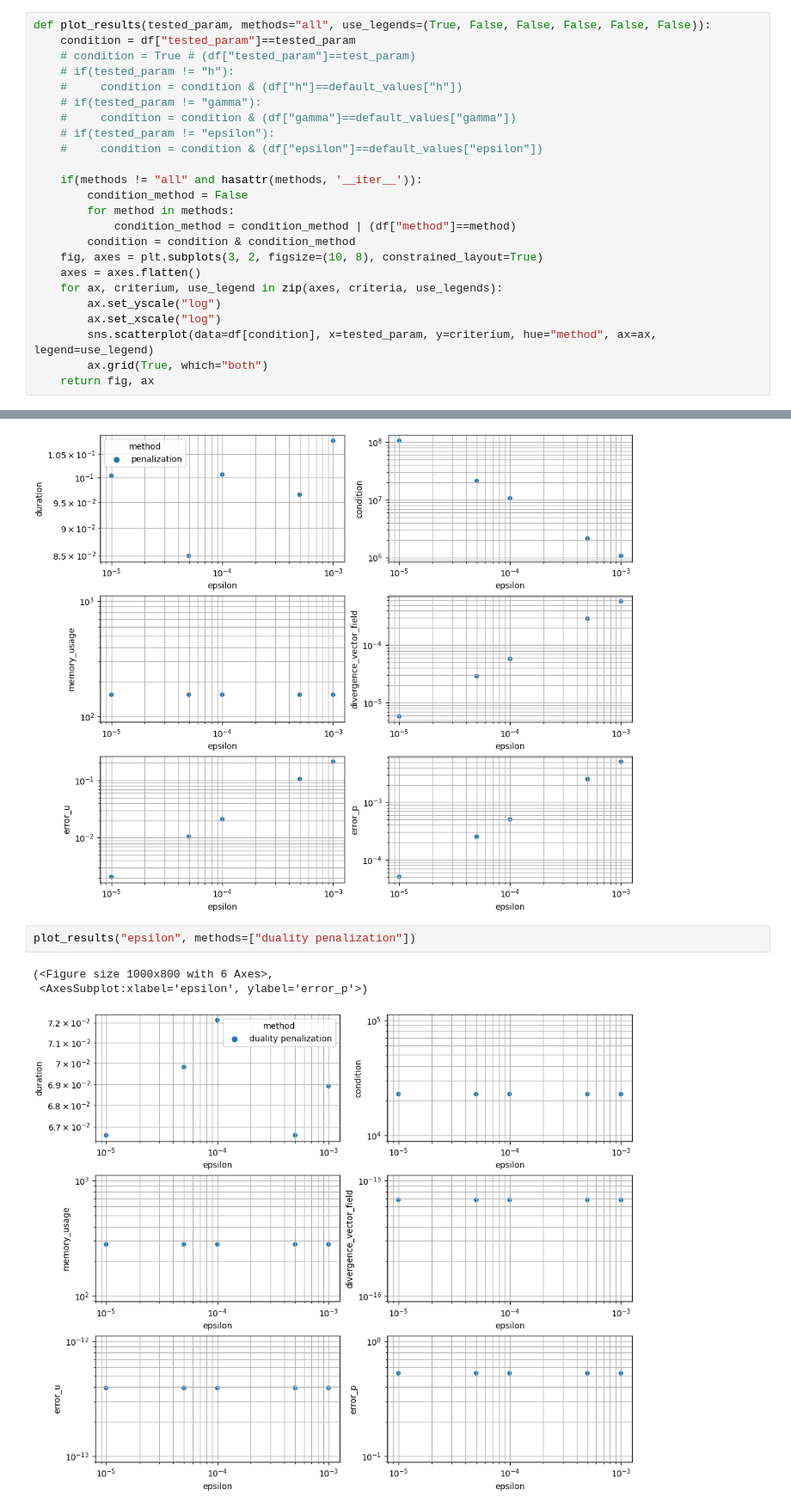
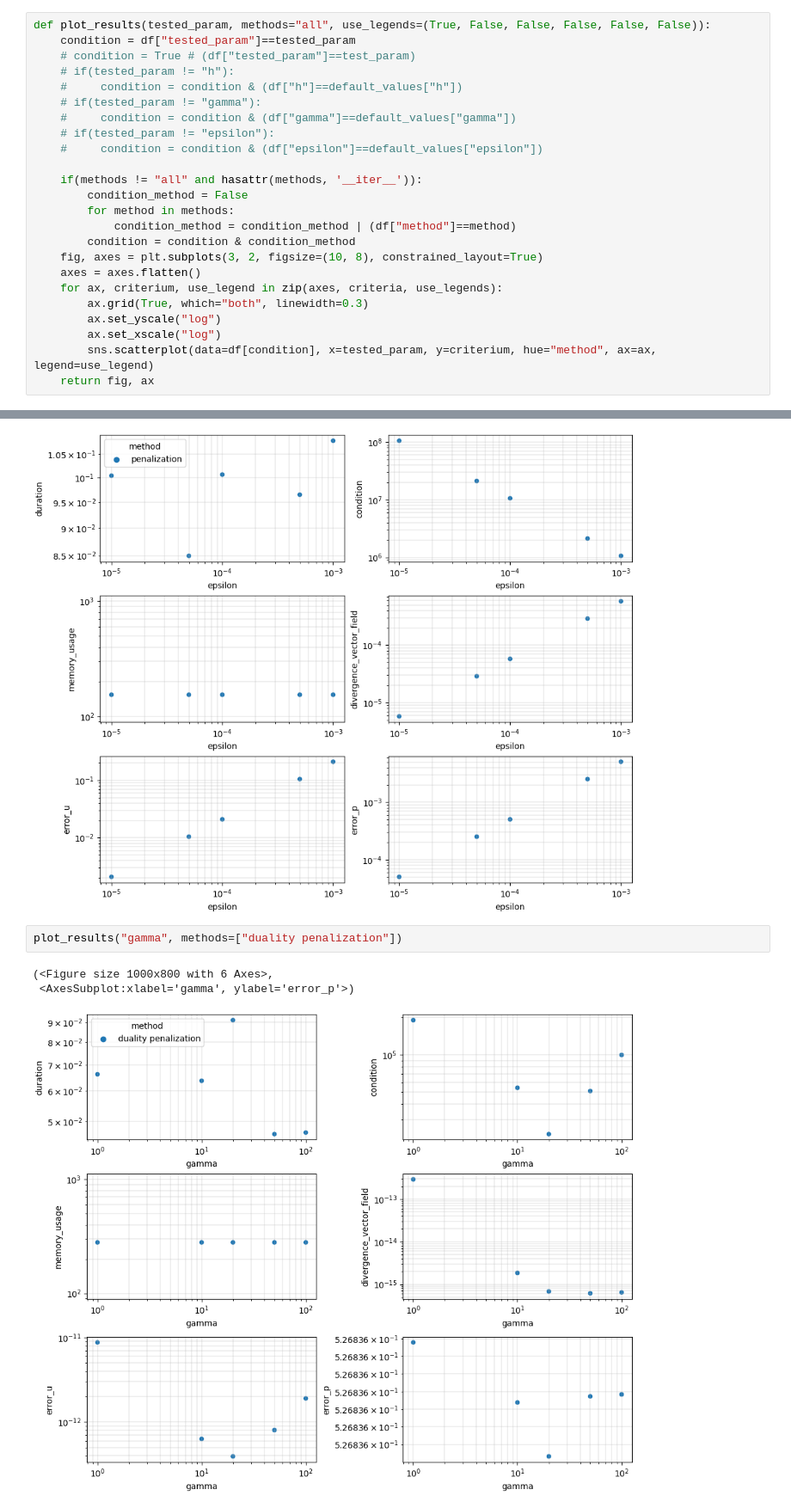
Before and after one commit to PaulCalot/supaero-numerical-methods, a Jupyter notebook: BE2/main.ipynb, the cells around one changed output, grey strips where cells are left out. Shown: that part at 86% size. Saved outputs shown, nothing was run; the diff lists cells and outputs as text.

Commit message:
Correct gamma

```diff
--- a/BE2/main.ipynb
+++ b/BE2/main.ipynb
@@ -78,10 +78,10 @@ def plot_results(tested_param, methods="all", use_legends=(True, False, False, F
     fig, axes = plt.subplots(3, 2, figsize=(10, 8), constrained_layout=True)
     axes = axes.flatten()
     for ax, criterium, use_legend in zip(axes, criteria, use_legends):
+        ax.grid(True, which="both", linewidth=0.3)
         ax.set_yscale("log")
         ax.set_xscale("log")
         sns.scatterplot(data=df[condition], x=tested_param, y=criterium, hue="method", ax=ax, legend=use_legend)
-        ax.grid(True, which="both")
     return fig, ax
 # %%
 plot_results("h")
@@ -96,8 +96,8 @@ plot_results("epsilon", methods=["penalization"])
  <AxesSubplot:xlabel='epsilon', ylabel='error_p'>)
 [figure]
 # %%
-plot_results("epsilon", methods=["duality penalization"])
+plot_results("gamma", methods=["duality penalization"])
 # %% [output]
 (<Figure size 1000x800 with 6 Axes>,
- <AxesSubplot:xlabel='epsilon', ylabel='error_p'>)
+ <AxesSubplot:xlabel='gamma', ylabel='error_p'>)
-[figure, old version]
+[figure, new version]
```
Also changed, not shown: parts of 1 cell of this notebook.
